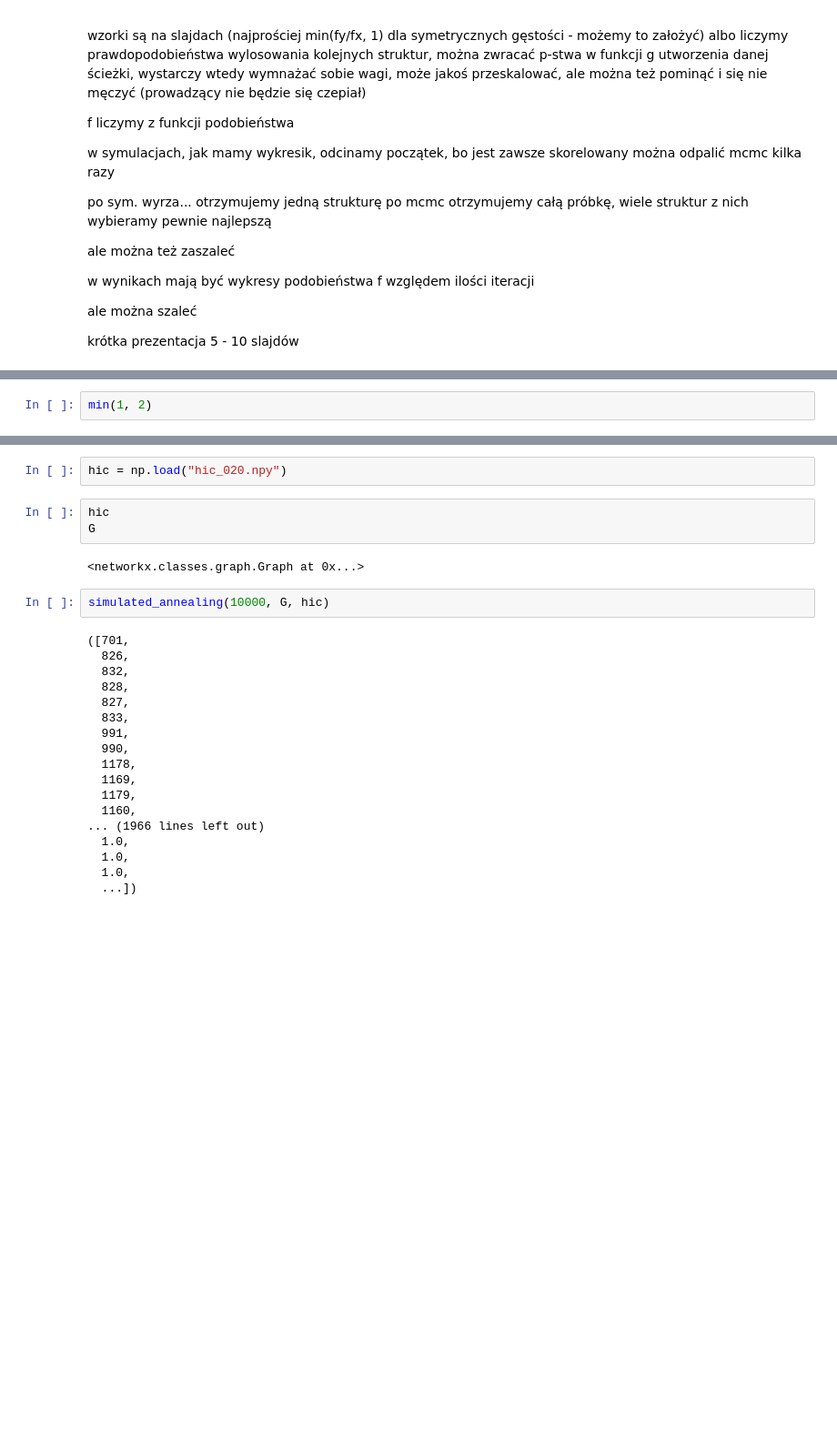
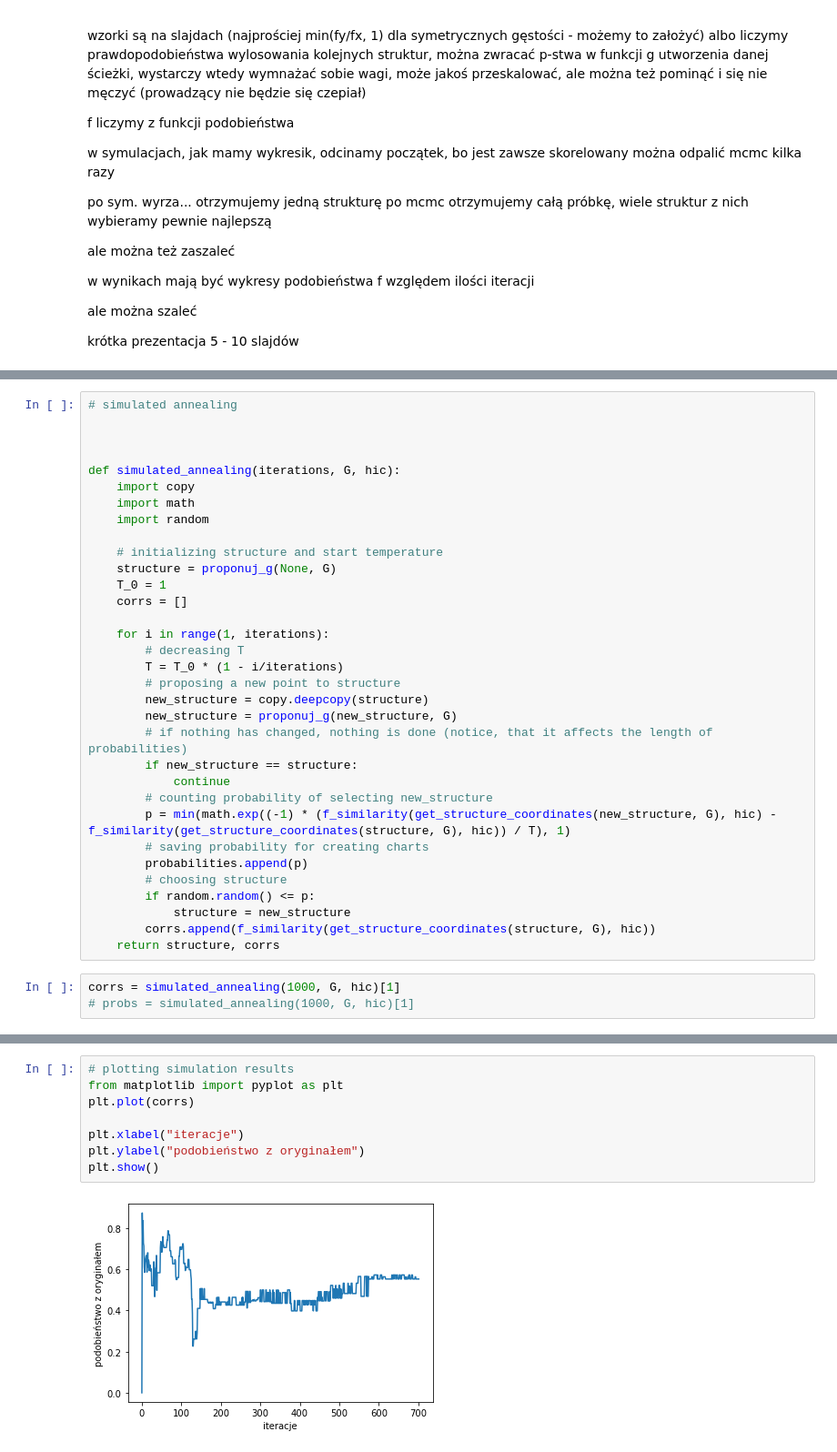
Before and after one commit to kseligga/WB-chromatine-simulation, a Jupyter notebook: pierwszy_plyk.ipynb, the cells around one changed output, grey strips where cells are left out. Shown at 91% size. Drawn from its saved outputs; the diff is of its cells as text; blank space fills up the shorter version.

```diff
--- a/pierwszy_plyk.ipynb
+++ b/pierwszy_plyk.ipynb
@@ -415,2 +393,36 @@ def simulated_annealing(iterations, G, hic):
+# %%
+# simulated annealing
+
+
+
+def simulated_annealing(iterations, G, hic):
+    import copy
+    import math
+    import random
+
+    # initializing structure and start temperature
+    structure = proponuj_g(None, G)
+    T_0 = 1
+    corrs = []
+
+    for i in range(1, iterations):
+        # decreasing T
+        T = T_0 * (1 - i/iterations)
+        # proposing a new point to structure
+        new_structure = copy.deepcopy(structure)
+        new_structure = proponuj_g(new_structure, G)
+        # if nothing has changed, nothing is done (notice, that it affects the length of probabilities)
+        if new_structure == structure:
+            continue
+        # counting probability of selecting new_structure
+        p = min(math.exp((-1) * (f_similarity(get_structure_coordinates(new_structure, G), hic) - f_similarity(get_structure_coordinates(structure, G), hic)) / T), 1)
+        # saving probability for creating charts
+        probabilities.append(p)
+        # choosing structure
+        if random.random() <= p:
+            structure = new_structure
+        corrs.append(f_similarity(get_structure_coordinates(structure, G), hic))
+    return structure, corrs
 # %%
-min(1, 2)
+corrs = simulated_annealing(1000, G, hic)[1]
+# probs = simulated_annealing(1000, G, hic)[1]
@@ -449,30 +429,13 @@ array([[2845.,  748.,  345.,  162.,  122.,   83.,  101.,  114.,   71.,
-# %%
-hic = np.load("hic_020.npy")
-# %%
-hic
-G
-# %% [output]
-<networkx.classes.graph.Graph at 0x...>
-# %%
-simulated_annealing(10000, G, hic)
-# %% [output]
-([701,
-  826,
-  832,
-  828,
-  827,
-  833,
-  991,
-  990,
-  1178,
-  1169,
-  1179,
-  1160,
-... (1966 lines left out)
-  1.0,
-  1.0,
-  1.0,
-  ...])
+# %%
+# plotting simulation results
+from matplotlib import pyplot as plt
+plt.plot(corrs)
+
+plt.xlabel("iteracje")
+plt.ylabel("podobieństwo z oryginałem")
+plt.show()
+# %% [output]
+[figure, added]
 # %%
 # returned structure should be changed to get coordinates, so that it may be used in Chimera
 structure, probabilities = simulated_annealing(1000, G, hic)
```
Also changed, not shown: parts of 20 cells of this notebook.
